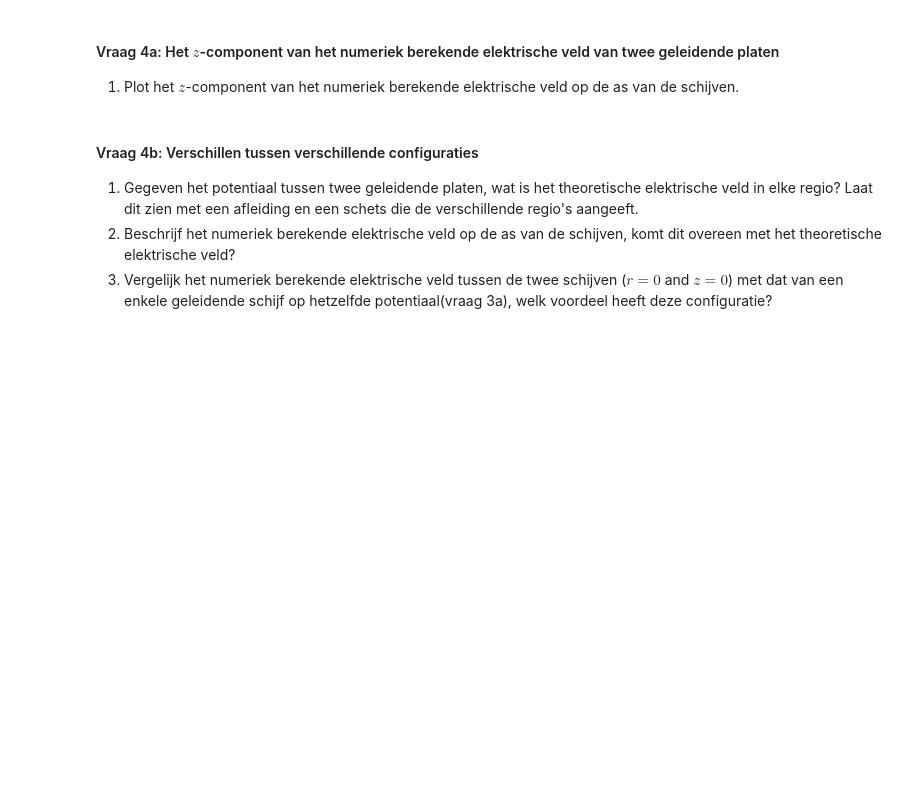
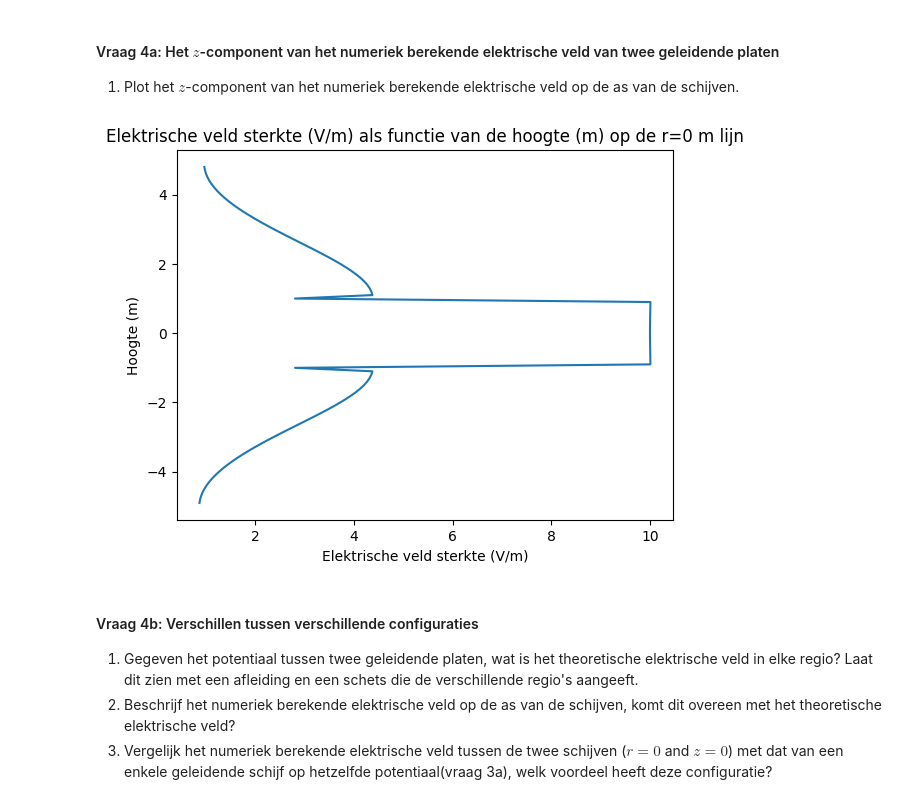
Before and after one commit to Tpalders/opdrachten-DEF-D, a Jupyter notebook: DigitaleOntwerpopdrachten/1CondensatorOpdracht/CondensatorOntwerpopdracht.ipynb, the cells around one changed output. Cells and saved outputs as stored; diff of their text form; code cells hidden in the pictures; blank space fills up the shorter version.

```diff
--- a/DigitaleOntwerpopdrachten/1CondensatorOpdracht/CondensatorOntwerpopdracht.ipynb
+++ b/DigitaleOntwerpopdrachten/1CondensatorOpdracht/CondensatorOntwerpopdracht.ipynb
@@ -500,9 +500,14 @@ NameError: name 'V0' is not defined
 
 1. Plot het $z$-component van het numeriek berekende elektrische veld op de as van de schijven.
 # %%
-###
-###your code here###
-###
+plt.figure()
+plt.title("Elektrische veld sterkte (V/m) als functie van de hoogte (m) op de r=0 m lijn")
+plt.xlabel('Elektrische veld sterkte (V/m)')
+plt.ylabel('Hoogte (m)')
+plt.plot(np.abs(Ez[::, 0]), Z[::, 0], label='Elektrische veld sterkte (V/m)')
+plt.show()
+# %% [output]
+[figure, added]
 # %% [markdown]
 #### Vraag 4b: Verschillen tussen verschillende configuraties
 
```
Also changed, not shown: parts of 6 cells of this notebook.
